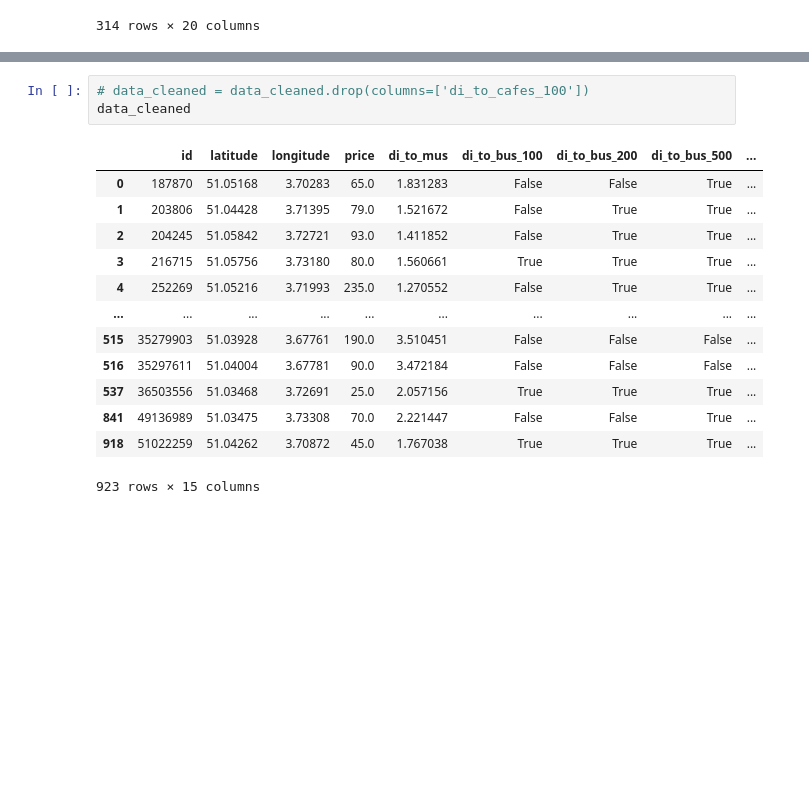
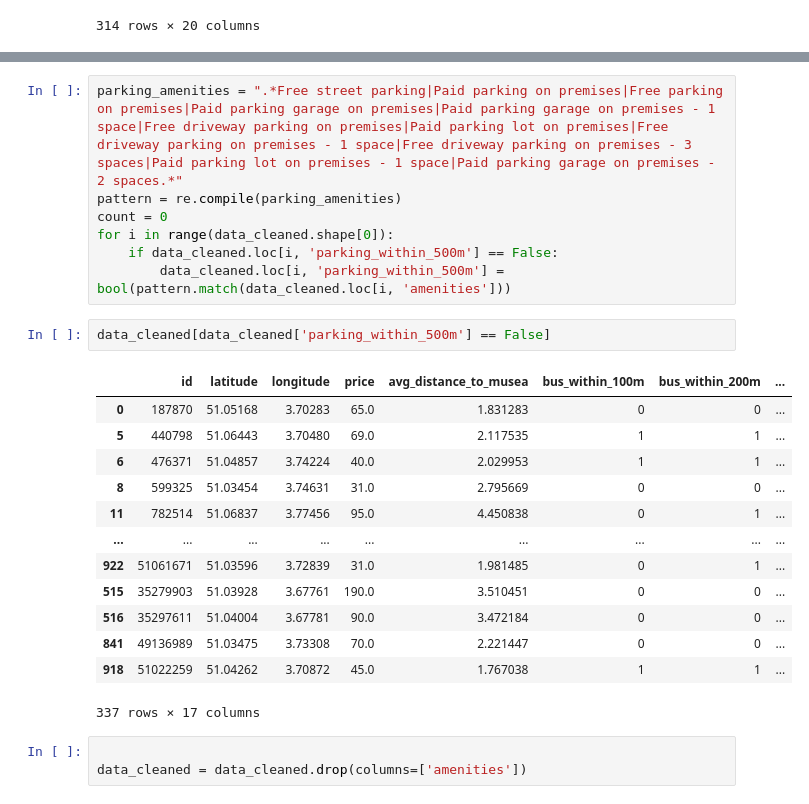
Before and after one commit to tibovdc/ProjectML, a Jupyter notebook: Sprint3_2.ipynb, the cells around one changed output, grey strips where cells are left out. Drawn from its saved outputs; the diff is of its cells as text; blank space fills up the shorter version.

```diff
--- a/Sprint3_2.ipynb
+++ b/Sprint3_2.ipynb
@@ -298,17 +345,26 @@ for i in range(data_cleaned.shape[0]):
+# %%
+parking_amenities = ".*Free street parking|Paid parking on premises|Free parking on premises|Paid parking garage on premises|Paid parking garage on premises - 1 space|Free driveway parking on premises|Paid parking lot on premises|Free driveway parking on premises - 1 space|Free driveway parking on premises - 3 spaces|Paid parking lot on premises - 1 space|Paid parking garage on premises - 2 spaces.*"
+pattern = re.compile(parking_amenities)
+count = 0
+for i in range(data_cleaned.shape[0]):
+    if data_cleaned.loc[i, 'parking_within_500m'] == False:
+        data_cleaned.loc[i, 'parking_within_500m'] = bool(pattern.match(data_cleaned.loc[i, 'amenities']))
+# %%
+data_cleaned[data_cleaned['parking_within_500m'] == False]
+# %% [output]
+|  | id | latitude | longitude | price | avg_distance_to_musea | bus_within_100m | bus_within_200m | ... |
+| 0 | 187870 | 51.05168 | 3.70283 | 65.0 | 1.831283 | 0 | 0 | ... |
+| 5 | 440798 | 51.06443 | 3.70480 | 69.0 | 2.117535 | 1 | 1 | ... |
+| 6 | 476371 | 51.04857 | 3.74224 | 40.0 | 2.029953 | 1 | 1 | ... |
+| 8 | 599325 | 51.03454 | 3.74631 | 31.0 | 2.795669 | 0 | 0 | ... |
+| 11 | 782514 | 51.06837 | 3.77456 | 95.0 | 4.450838 | 0 | 1 | ... |
+| ... | ... | ... | ... | ... | ... | ... | ... | ... |
+| 922 | 51061671 | 51.03596 | 3.72839 | 31.0 | 1.981485 | 0 | 1 | ... |
+| 515 | 35279903 | 51.03928 | 3.67761 | 190.0 | 3.510451 | 0 | 0 | ... |
+| 516 | 35297611 | 51.04004 | 3.67781 | 90.0 | 3.472184 | 0 | 0 | ... |
+| 841 | 49136989 | 51.03475 | 3.73308 | 70.0 | 2.221447 | 0 | 0 | ... |
+| 918 | 51022259 | 51.04262 | 3.70872 | 45.0 | 1.767038 | 1 | 1 | ... |
+337 rows × 17 columns
 # %%
-# data_cleaned = data_cleaned.drop(columns=['di_to_cafes_100'])
-data_cleaned
+
+data_cleaned = data_cleaned.drop(columns=['amenities'])
-# %% [output]
-|  | id | latitude | longitude | price | di_to_mus | di_to_bus_100 | di_to_bus_200 | di_to_bus_500 | ... |
-| 0 | 187870 | 51.05168 | 3.70283 | 65.0 | 1.831283 | False | False | True | ... |
-| 1 | 203806 | 51.04428 | 3.71395 | 79.0 | 1.521672 | False | True | True | ... |
-| 2 | 204245 | 51.05842 | 3.72721 | 93.0 | 1.411852 | False | True | True | ... |
-| 3 | 216715 | 51.05756 | 3.73180 | 80.0 | 1.560661 | True | True | True | ... |
-| 4 | 252269 | 51.05216 | 3.71993 | 235.0 | 1.270552 | False | True | True | ... |
-| ... | ... | ... | ... | ... | ... | ... | ... | ... | ... |
-| 515 | 35279903 | 51.03928 | 3.67761 | 190.0 | 3.510451 | False | False | False | ... |
-| 516 | 35297611 | 51.04004 | 3.67781 | 90.0 | 3.472184 | False | False | False | ... |
-| 537 | 36503556 | 51.03468 | 3.72691 | 25.0 | 2.057156 | True | True | True | ... |
-| 841 | 49136989 | 51.03475 | 3.73308 | 70.0 | 2.221447 | False | False | True | ... |
-| 918 | 51022259 | 51.04262 | 3.70872 | 45.0 | 1.767038 | True | True | True | ... |
-923 rows × 15 columns
```
Also changed, not shown: parts of 21 cells of this notebook.
